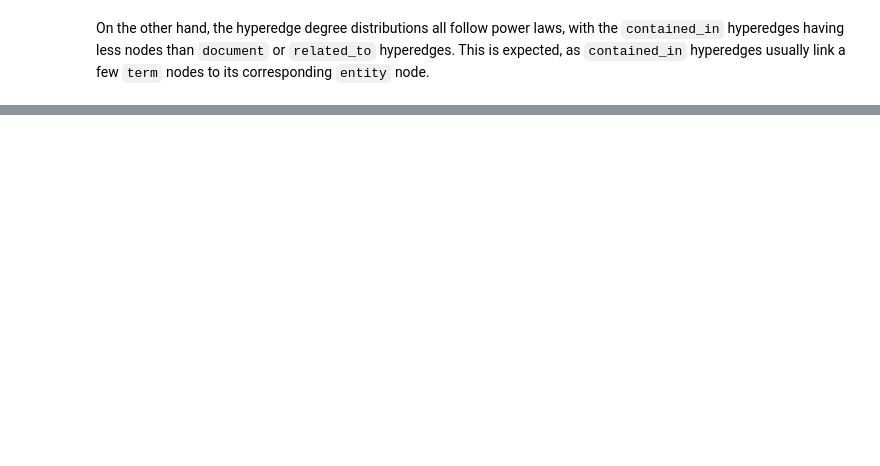
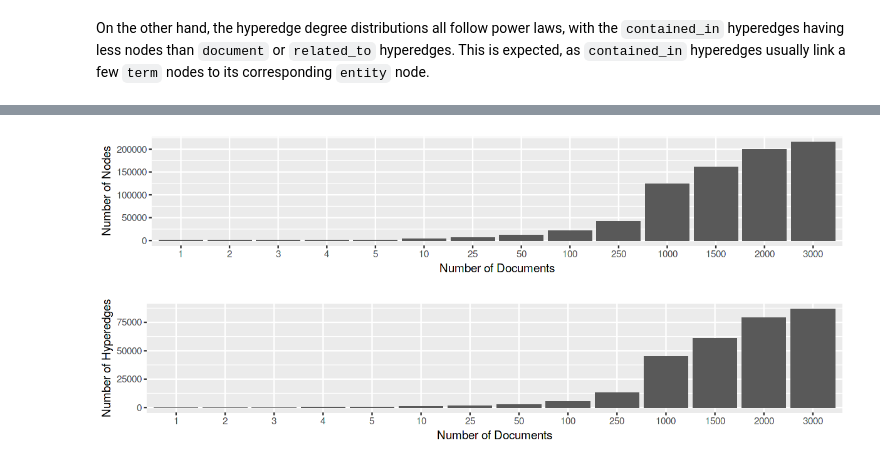
Before and after one commit to feup-infolab/army-ant, a Jupyter notebook: notebooks/hypergraph_of_entity/hypergraph_of_entity.ipynb, the cells around one changed output, grey strips where cells are left out. Saved outputs shown, nothing was run; the diff lists cells and outputs as text; code cells hidden in the pictures; blank space fills up the shorter version.

```diff
--- a/notebooks/hypergraph_of_entity/hypergraph_of_entity.ipynb
+++ b/notebooks/hypergraph_of_entity/hypergraph_of_entity.ipynb
@@ -114,0 +210,7 @@ In order to better understand the impact of adding more documents and entities t
+# %%
+options(repr.plot.width=10, repr.plot.height=2)
+plot_size_over_time(snapshot_node_degree, "Number of Nodes")
+plot_size_over_time(snapshot_edge_degree, "Number of Hyperedges")
+# %% [output]
+[figure, added]
+[figure, added]
```
Also changed, not shown: parts of 15 cells of this notebook, 4 other files.
